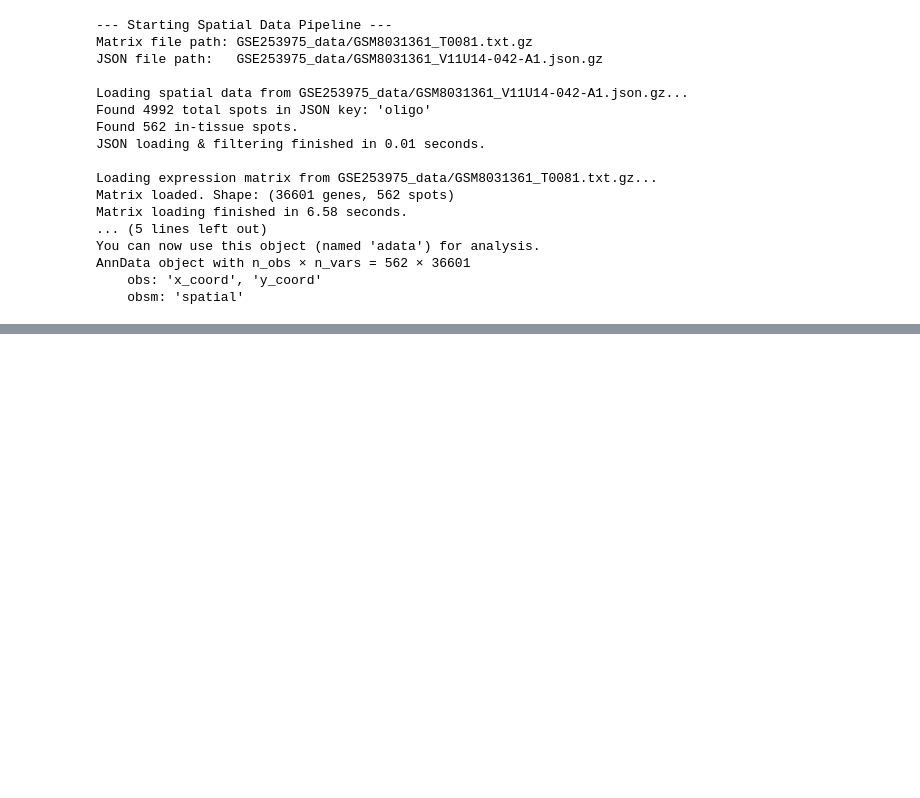
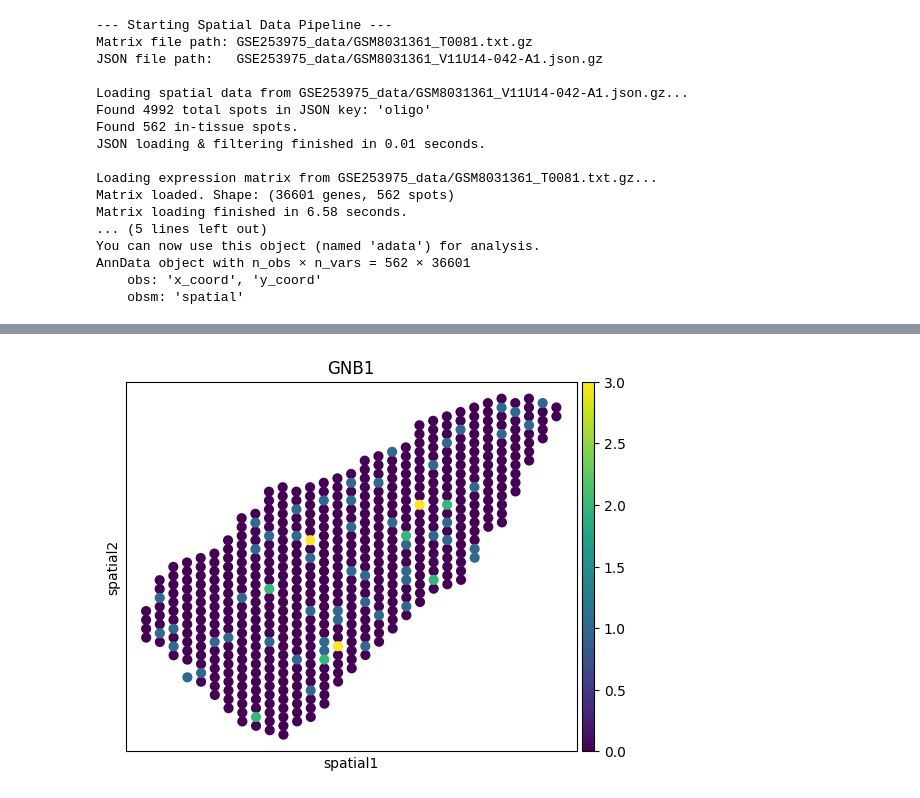
Before and after one commit to josephletobar/parkinsons-spatial-transcriptomics, a Jupyter notebook: single_file_analysis.ipynb, the cells around one changed output, grey strips where cells are left out. Drawn from its saved outputs; the diff is of its cells as text; code cells hidden in the pictures; blank space fills up the shorter version.

```diff
--- a/single_file_analysis.ipynb
+++ b/single_file_analysis.ipynb
@@ -247,0 +260,8 @@ AnnData object with n_obs × n_vars = 562 × 36601
+# %%
+# Make sure gene names are unique (good practice, might not be needed)
+adata.var_names_make_unique()
+
+# Plot the expression of a single gene
+sc.pl.embedding(adata, basis='spatial', color='GNB1')
+# %% [output]
+[figure, added]
```
Also changed, not shown: parts of 3 cells of this notebook.
